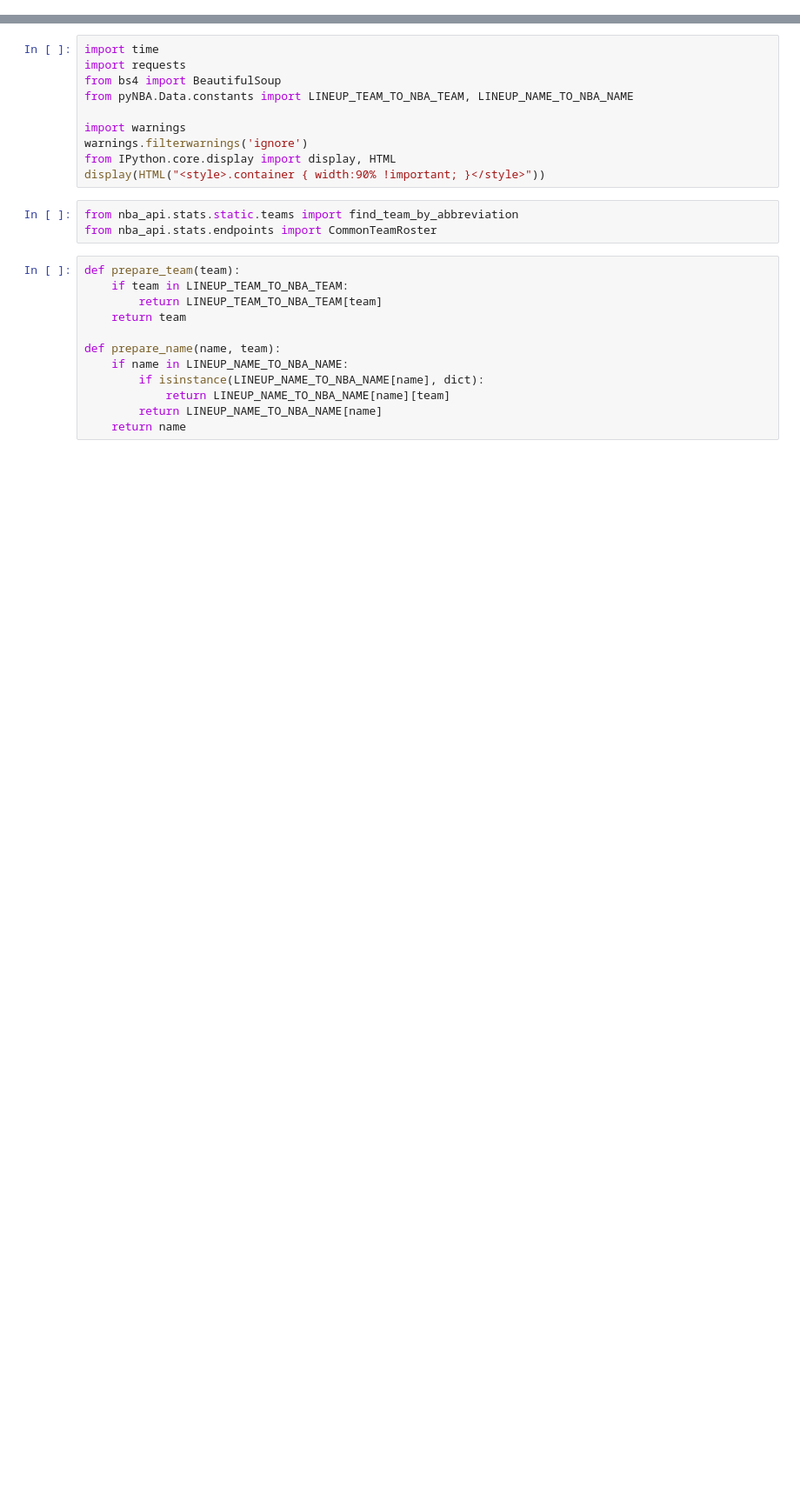
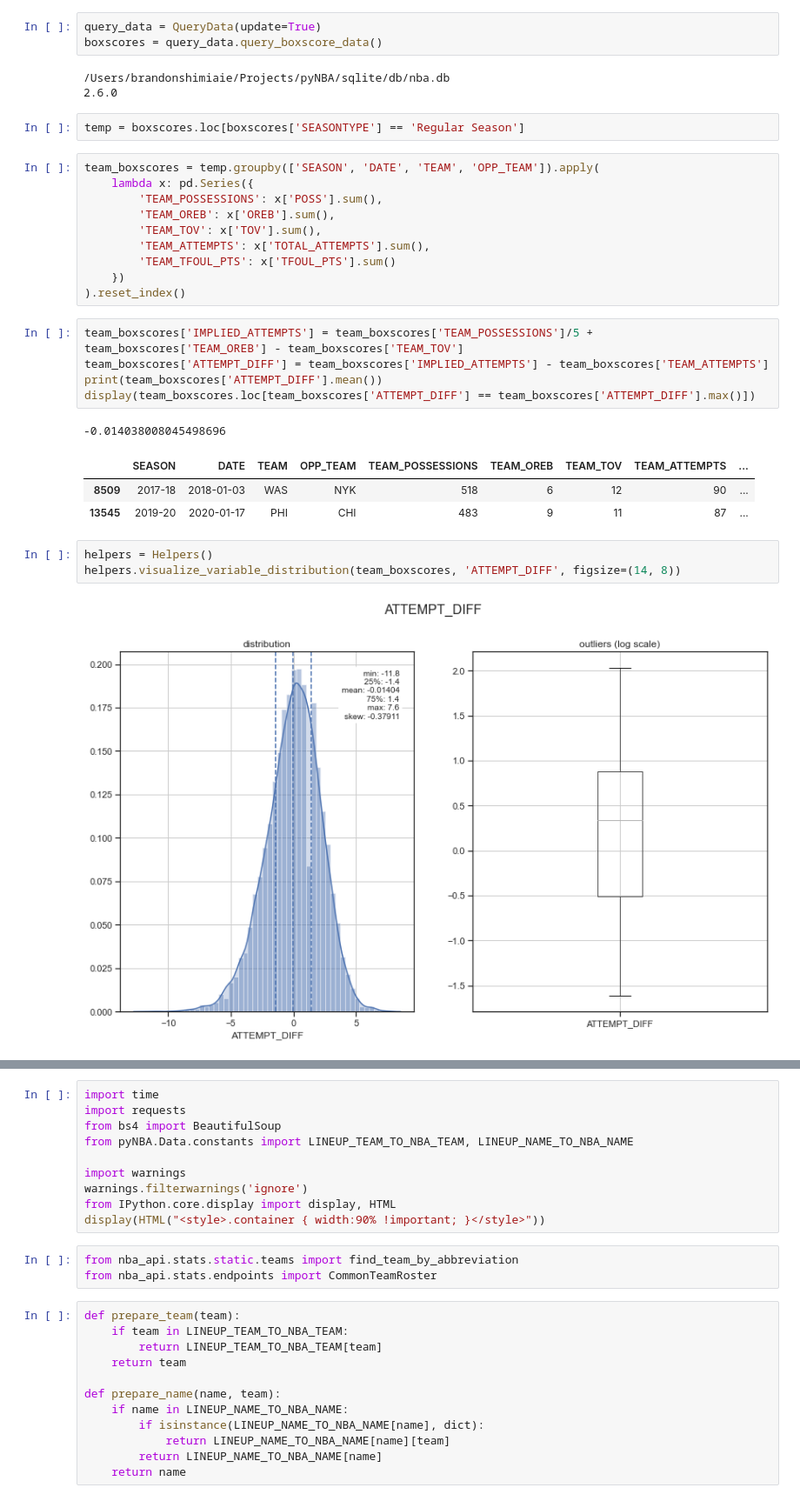
Before and after one commit to bshim1108/pyNBA, a Jupyter notebook: pyNBA/Research/Playground.ipynb, the cells around one changed output, grey strips where cells are left out. Shown at 87% size. Cells and saved outputs as stored; diff of their text form; blank space fills up the shorter version.

```diff
--- a/pyNBA/Research/Playground.ipynb
+++ b/pyNBA/Research/Playground.ipynb
@@ -0,0 +50,33 @@
+# %%
+query_data = QueryData(update=True)
+boxscores = query_data.query_boxscore_data()
+# %% [output]
+/Users/brandonshimiaie/Projects/pyNBA/sqlite/db/nba.db
+2.6.0
+# %%
+temp = boxscores.loc[boxscores['SEASONTYPE'] == 'Regular Season']
+# %%
+team_boxscores = temp.groupby(['SEASON', 'DATE', 'TEAM', 'OPP_TEAM']).apply(
+    lambda x: pd.Series({
+        'TEAM_POSSESSIONS': x['POSS'].sum(),
+        'TEAM_OREB': x['OREB'].sum(),
+        'TEAM_TOV': x['TOV'].sum(),
+        'TEAM_ATTEMPTS': x['TOTAL_ATTEMPTS'].sum(),
+        'TEAM_TFOUL_PTS': x['TFOUL_PTS'].sum()
+    })
+).reset_index()
+# %%
+team_boxscores['IMPLIED_ATTEMPTS'] = team_boxscores['TEAM_POSSESSIONS']/5 + team_boxscores['TEAM_OREB'] - team_boxscores['TEAM_TOV']
+team_boxscores['ATTEMPT_DIFF'] = team_boxscores['IMPLIED_ATTEMPTS'] - team_boxscores['TEAM_ATTEMPTS']
+print(team_boxscores['ATTEMPT_DIFF'].mean())
+display(team_boxscores.loc[team_boxscores['ATTEMPT_DIFF'] == team_boxscores['ATTEMPT_DIFF'].max()])
+# %% [output]
+-0.014038008045498696
+|  | SEASON | DATE | TEAM | OPP_TEAM | TEAM_POSSESSIONS | TEAM_OREB | TEAM_TOV | TEAM_ATTEMPTS | ... |
+| 8509 | 2017-18 | 2018-01-03 | WAS | NYK | 518 | 6 | 12 | 90 | ... |
+| 13545 | 2019-20 | 2020-01-17 | PHI | CHI | 483 | 9 | 11 | 87 | ... |
+# %%
+helpers = Helpers()
+helpers.visualize_variable_distribution(team_boxscores, 'ATTEMPT_DIFF', figsize=(14, 8))
+# %% [output]
+[figure, added]
```
Also changed, not shown: parts of 21 cells of this notebook, 49 other files.
